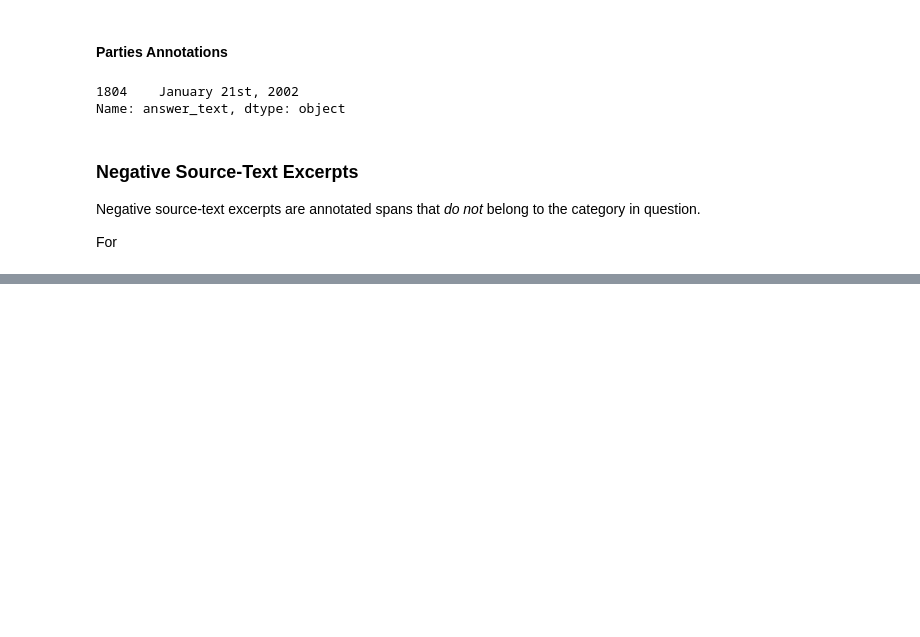
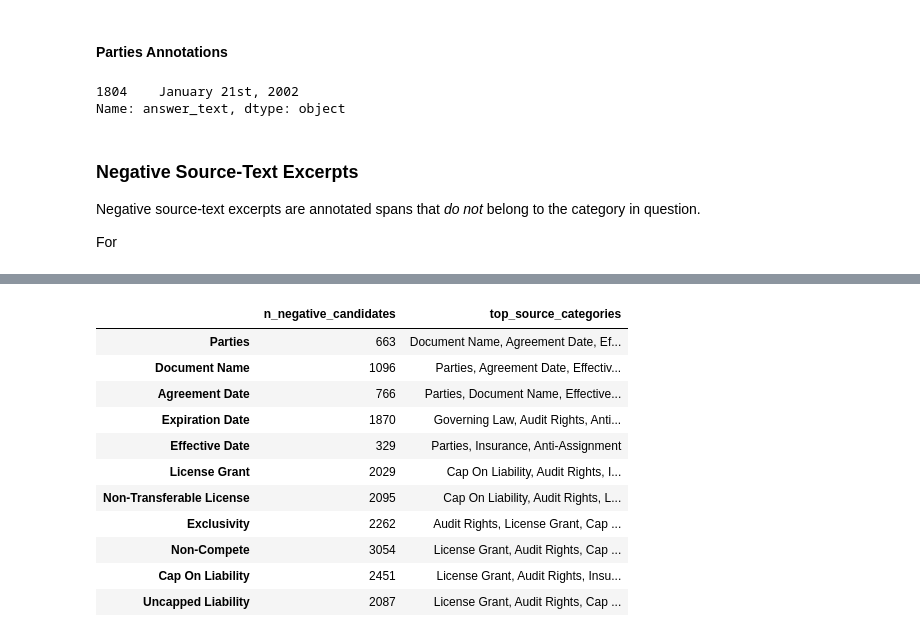
Before and after one commit to Break-Through-Tech/Accenture-1D-contract-review-challenge, a Jupyter notebook: notebooks/review_bundles.ipynb, the cells around one changed output, grey strips where cells are left out. Cells and saved outputs as stored; diff of their text form; code cells hidden in the pictures; blank space fills up the shorter version.

```diff
--- a/notebooks/review_bundles.ipynb
+++ b/notebooks/review_bundles.ipynb
@@ -645,0 +655,67 @@ For
+# %%
+# Negative candidates for a target category: annotated spans from every *other* category in the train split
+# (all categories, not just TENTATIVE_CATEGORIES), put through the same filters as the positives and scored against
+# the target, so they look like the target's positives without being one.
+all_answered = df.loc[df['has_answer'], ['title', 'category', 'answer_text', 'answer_start', 'num_words']].copy()
+all_answered['answer_end'] = all_answered['answer_start'] + all_answered['answer_text'].str.len()
+all_answered['context_group_id'] = all_answered['title'].map(context_group_map)
+
+def normalize_text(text):
+    return text.str.lower().str.split().str.join(' ')
+
+def negative_candidates(target):
+    target_spans = all_answered[all_answered['category'] == target]
+    pool = all_answered[all_answered['category'] != target]
+
+    # same length band as the target's positives
+    q1, q3 = span_length_quartiles.loc[target, ['words_q1', 'words_q3']]
+    pool = pool[pool['num_words'].between(q1, q3)]
+
+    # same boundary rule as the target's positives
+    if target not in FRAGMENT_CATEGORIES:
+        pool = pool[has_clean_boundaries(pool['answer_text'])]
+
+    # exclude spans overlapping a target annotation in the same contract: CUAD often labels one passage with several
+    # categories, so an overlapping span is usually a correct positive for the target, not a negative
+    pairs = pool.reset_index().merge(target_spans[['title', 'answer_start', 'answer_end']], on='title', suffixes=('', '_target'))
+    overlaps = (pairs['answer_start'] < pairs['answer_end_target']) & (pairs['answer_start_target'] < pairs['answer_end'])
+    pool = pool.drop(pairs.loc[overlaps, 'index'].unique())
+
+    # also exclude text identical to any target annotation elsewhere
+    pool = pool[~normalize_text(pool['answer_text']).isin(set(normalize_text(target_spans['answer_text'])))]
+
+    # similarity to target: mean TF-IDF cosine similarity to the target's spans in other context groups
+    # (same definition as positive centrality, but measured against the target category instead of the span's own)
+    sims = (tfidf_vectorizer.transform(pool['answer_text']) @ tfidf_vectorizer.transform(target_spans['answer_text']).T).toarray()
+    other_group = pool['context_group_id'].to_numpy()[:, None] != target_spans['context_group_id'].to_numpy()[None, :]
+
+    # target distinctiveness: mean of the target's log-odds z-scores over the span's unique terms
+    pool_terms = vectorizer.transform(pool['answer_text'])
+    n_terms = np.asarray(pool_terms.sum(axis=1)).ravel()
+    z_sum = pool_terms @ term_z[target].to_numpy()
+
+    return pool.assign(
+        similarity_to_target=(sims * other_group).sum(axis=1) / other_group.sum(axis=1),
+        target_distinctiveness=np.where(n_terms > 0, z_sum / np.maximum(n_terms, 1), np.nan),
+    )
+
+negatives_by_target = {target: negative_candidates(target) for target in TENTATIVE_CATEGORIES}
+
+# candidates remaining per target, and which categories they come from
+pd.DataFrame({
+    'n_negative_candidates': {t: len(n) for t, n in negatives_by_target.items()},
+    'top_source_categories': {t: ', '.join(n['category'].value_counts().head(3).index) for t, n in negatives_by_target.items()},
+})
+# %% [output]
+|  | n_negative_candidates | top_source_categories |
+| Parties | 663 | Document Name, Agreement Date, Ef... |
+| Document Name | 1096 | Parties, Agreement Date, Effectiv... |
+| Agreement Date | 766 | Parties, Document Name, Effective... |
+| Expiration Date | 1870 | Governing Law, Audit Rights, Anti... |
+| Effective Date | 329 | Parties, Insurance, Anti-Assignment |
+| License Grant | 2029 | Cap On Liability, Audit Rights, I... |
+| Non-Transferable License | 2095 | Cap On Liability, Audit Rights, L... |
+| Exclusivity | 2262 | Audit Rights, License Grant, Cap ... |
+| Non-Compete | 3054 | License Grant, Audit Rights, Cap ... |
+| Cap On Liability | 2451 | License Grant, Audit Rights, Insu... |
+| Uncapped Liability | 2087 | License Grant, Audit Rights, Cap ... |
```
Also changed, not shown: parts of 6 cells of this notebook.
